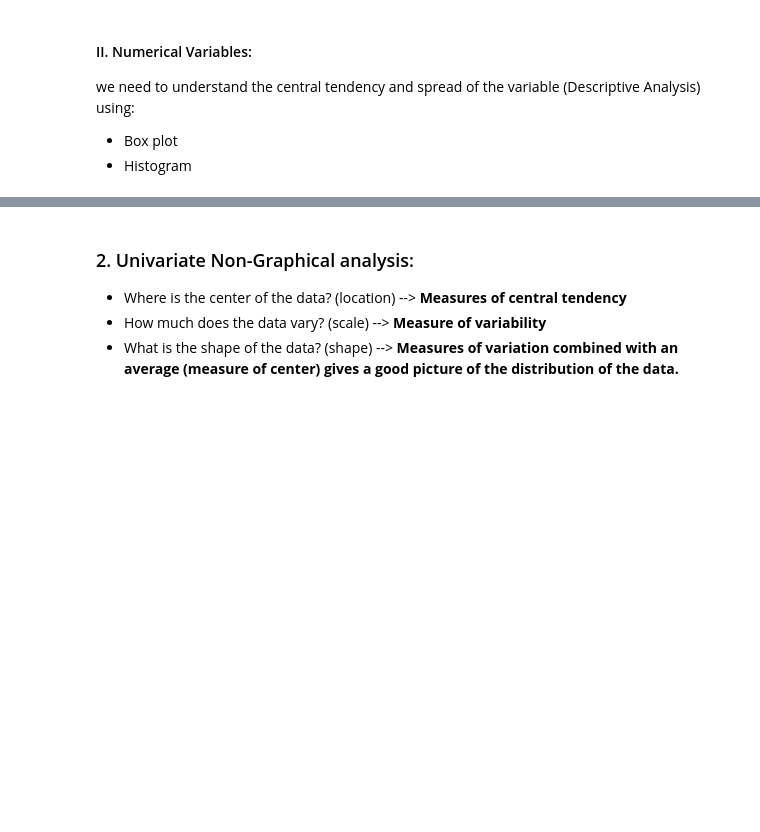
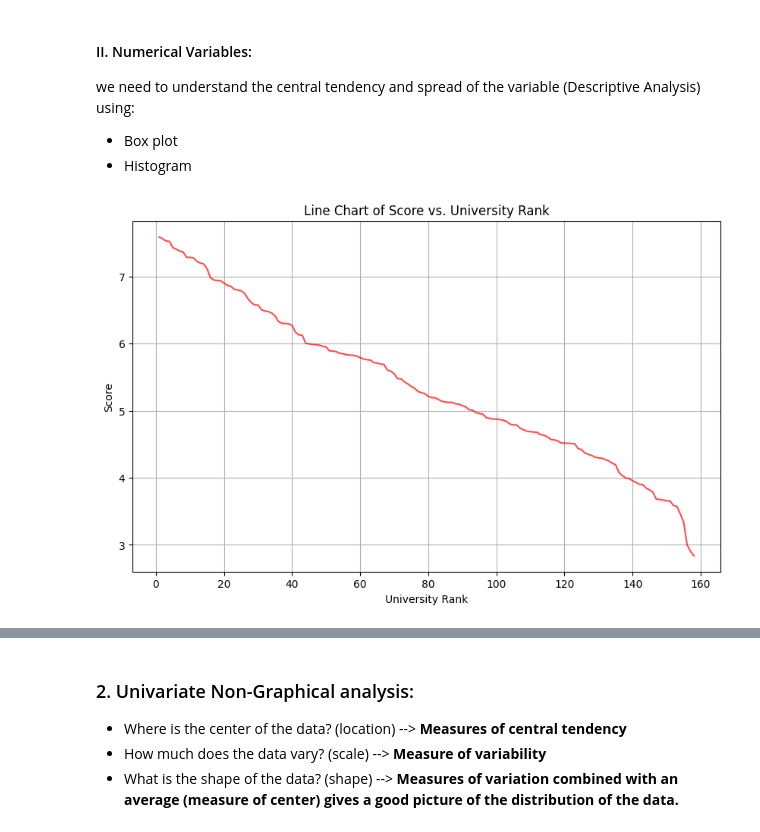
Before and after one commit to Tuwaiq-DS-ML-bootcamp-V-9/Usecase-2, a Jupyter notebook: EDA explain template.ipynb, the cells around one changed output, grey strips where cells are left out. Saved outputs shown, nothing was run; the diff lists cells and outputs as text; code cells hidden in the pictures; blank space fills up the shorter version.

```diff
--- a/EDA explain template.ipynb
+++ b/EDA explain template.ipynb
@@ -1049,3 +1057,15 @@ we’ll use frequency table to understand distribution of each category
 we need to understand the central tendency and spread of the variable (Descriptive Analysis) using:
    - Box plot
    - Histogram
+# %%
+plt.figure(figsize=(10, 6))
+plt.plot(WorldHappiness_2015['Happiness Rank'], WorldHappiness_2015['Happiness Score'], color="red", alpha=0.7)
+
+plt.xlabel("University Rank")
+plt.ylabel("Score")
+plt.title("Line Chart of Score vs. University Rank")
+
+plt.grid()
+plt.show()
+# %% [output]
+[figure, added]
```
Also changed, not shown: parts of 27 cells of this notebook.
